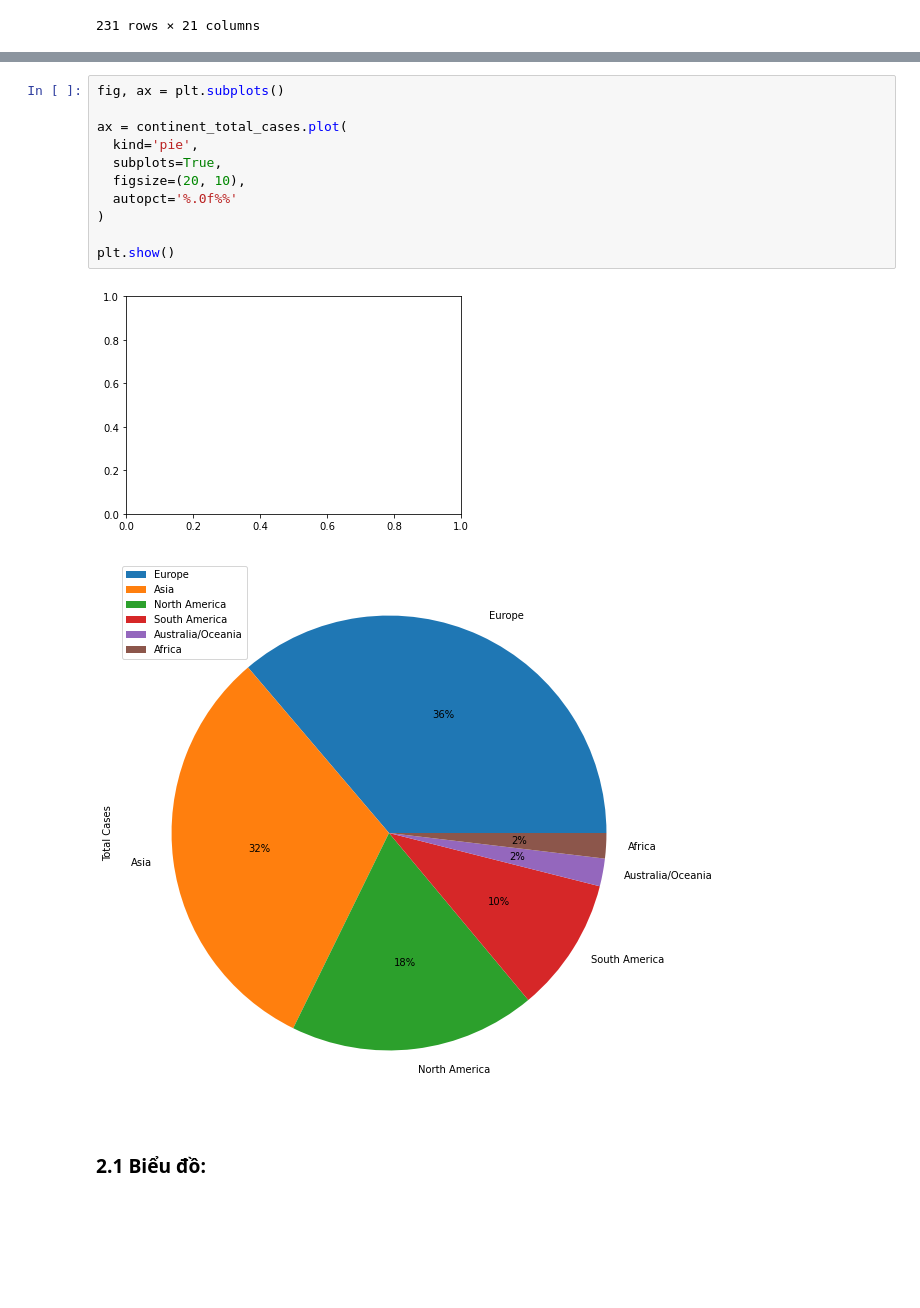
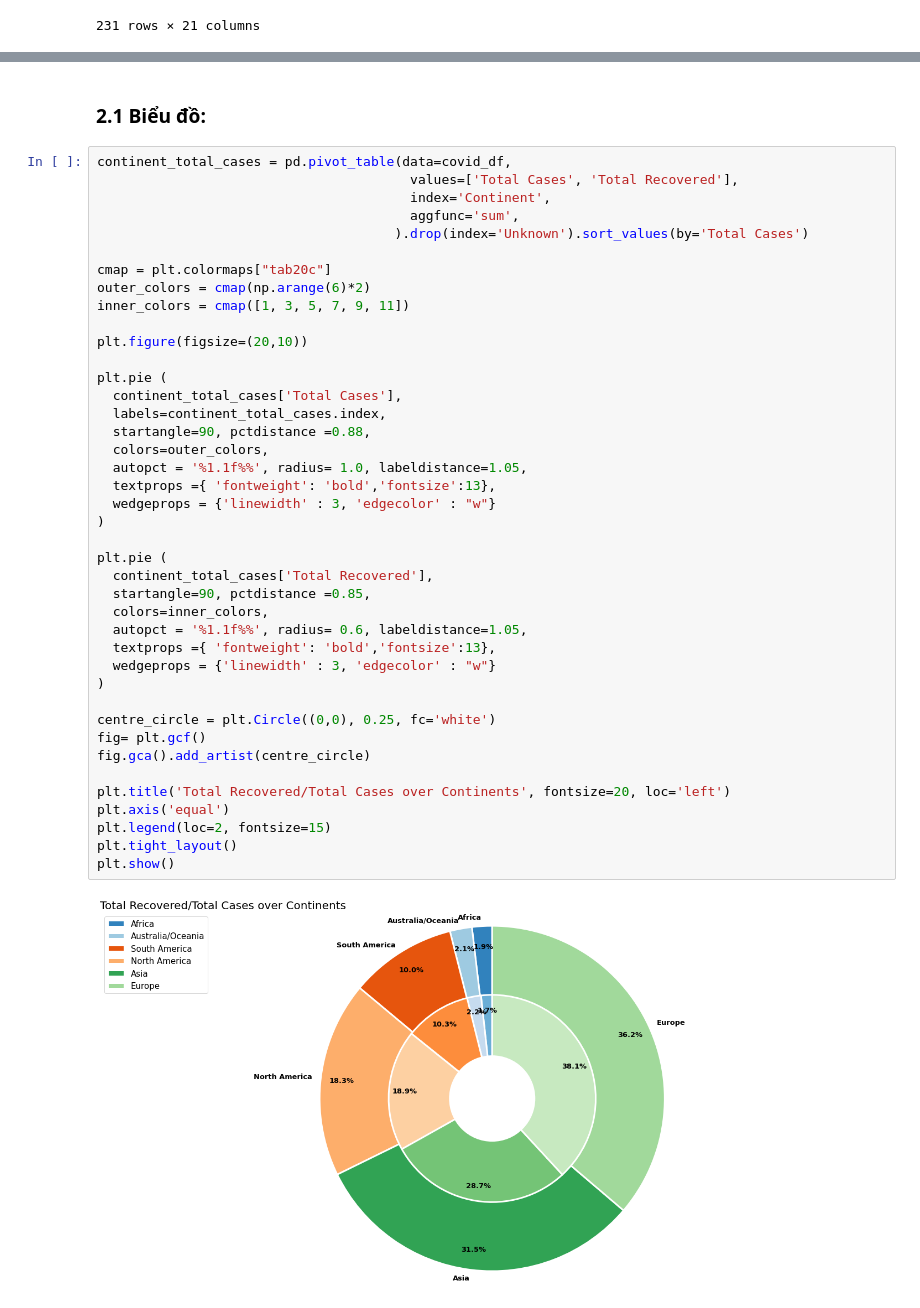
Before and after one commit to quytrungg/Group02_Lab01_CSC10108, a Jupyter notebook: data_analysis_visualize/DB_analysis.ipynb, the cells around one changed output, grey strips where cells are left out. Cells and saved outputs as stored; diff of their text form; blank space fills up the shorter version.

Commit message:
nested piechart total recovered over total cases

```diff
--- a/data_analysis_visualize/DB_analysis.ipynb
+++ b/data_analysis_visualize/DB_analysis.ipynb
@@ -65,16 +53,45 @@ continent_total_cases
-# %%
-fig, ax = plt.subplots()
-
-ax = continent_total_cases.plot(
-  kind='pie',
-  subplots=True,
-  figsize=(20, 10),
-  autopct='%.0f%%'
-)
-
-plt.show()
-# %% [output]
-[figure, removed]
-[figure, removed]
 # %% [markdown]
 ### 2.1 Biểu đồ:
+# %%
+continent_total_cases = pd.pivot_table(data=covid_df,
+                                        values=['Total Cases', 'Total Recovered'],
+                                        index='Continent',
+                                        aggfunc='sum',
+                                      ).drop(index='Unknown').sort_values(by='Total Cases')
+
+cmap = plt.colormaps["tab20c"]
+outer_colors = cmap(np.arange(6)*2)
+inner_colors = cmap([1, 3, 5, 7, 9, 11])
+
+plt.figure(figsize=(20,10))
+
+plt.pie (
+  continent_total_cases['Total Cases'],
+  labels=continent_total_cases.index,
+  startangle=90, pctdistance =0.88,
+  colors=outer_colors,
+  autopct = '%1.1f%%', radius= 1.0, labeldistance=1.05,
+  textprops ={ 'fontweight': 'bold','fontsize':13},
+  wedgeprops = {'linewidth' : 3, 'edgecolor' : "w"}
+)
+
+plt.pie (
+  continent_total_cases['Total Recovered'],
+  startangle=90, pctdistance =0.85,
+  colors=inner_colors,
+  autopct = '%1.1f%%', radius= 0.6, labeldistance=1.05,
+  textprops ={ 'fontweight': 'bold','fontsize':13},
+  wedgeprops = {'linewidth' : 3, 'edgecolor' : "w"}
+)
+
+centre_circle = plt.Circle((0,0), 0.25, fc='white')
+fig= plt.gcf()
+fig.gca().add_artist(centre_circle)
+
+plt.title('Total Recovered/Total Cases over Continents', fontsize=20, loc='left')
+plt.axis('equal')
+plt.legend(loc=2, fontsize=15)
+plt.tight_layout()
+plt.show()
+# %% [output]
+[figure, added]
```
Also changed, not shown: parts of 1 cell of this notebook.
